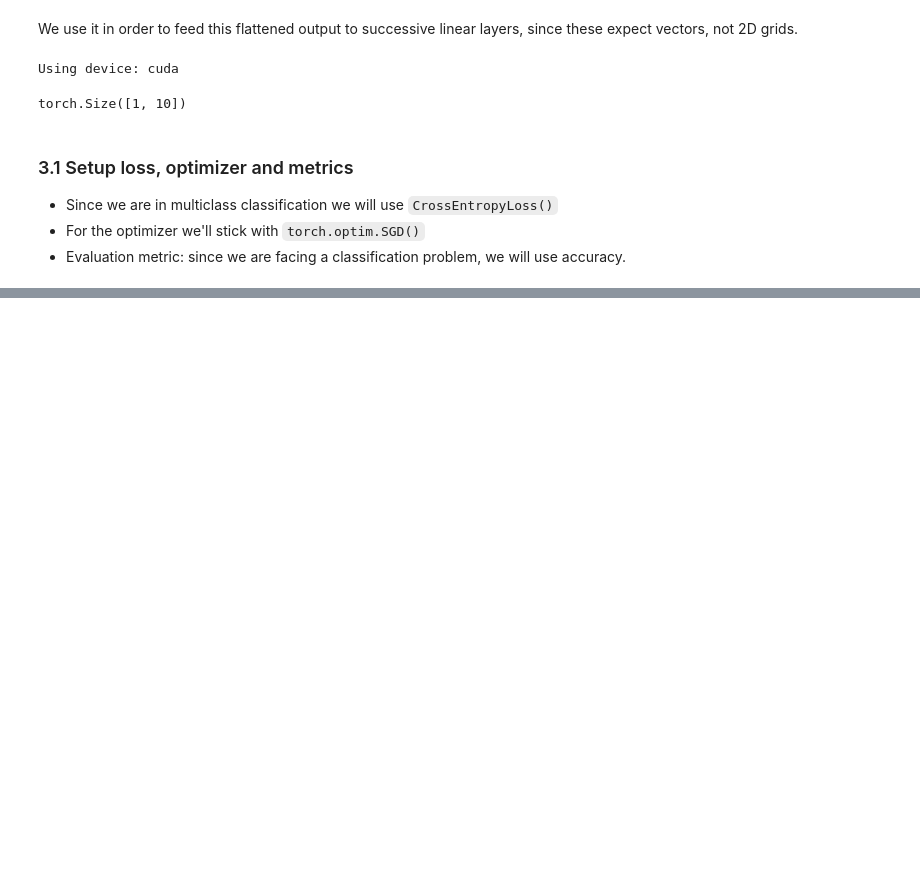
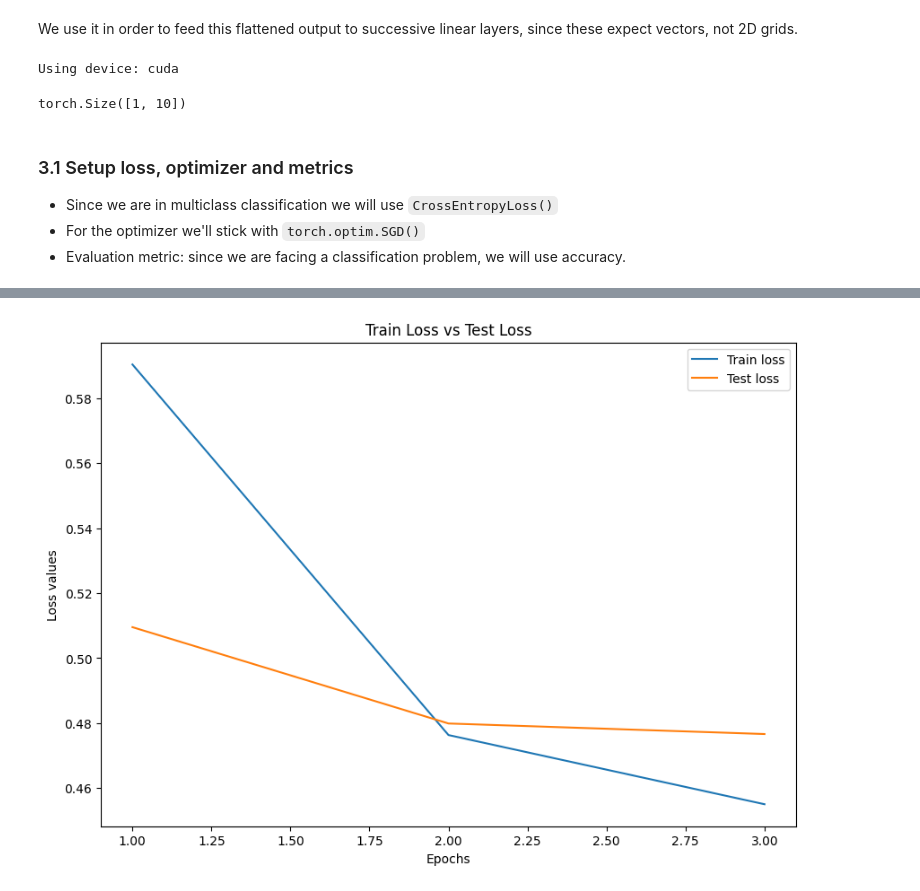
Before and after one commit to MatteoFalcioni/PyTorch_basics, a Jupyter notebook: vision.ipynb, the cells around one changed output, grey strips where cells are left out. Drawn from its saved outputs; the diff is of its cells as text; code cells hidden in the pictures; blank space fills up the shorter version.

```diff
--- a/vision.ipynb
+++ b/vision.ipynb
@@ -329,0 +436,13 @@ def train_model(model, X_train, X_test, y_train, y_test, epochs):
+# %%
+# Let's train!
+
+NUM_EPOCHS = 3
+
+start_time = timer()
+train_losses, test_losses, accuracies = train_model(model=model_0,
+                                                    train_dataloader=train_dataloader,
+                                                    test_dataloader=test_dataloader,
+                                                    num_epochs=NUM_EPOCHS,
+                                                    device=device)
+end_time = timer()
+print_train_time(start=start_time, end=end_time, device=device)
@@ -329,0 +467,22 @@ def train_model(model, X_train, X_test, y_train, y_test, epochs):
+# %%
+# print losses
+import matplotlib.pyplot as plt
+
+def print_losses(train_losses, test_losses, start_epoch=1):
+  """
+  Prints losses and accuracy
+  """
+
+  num_epochs = range(start_epoch, len(train_losses) + start_epoch)
+
+  plt.figure(figsize=(10,7))
+  plt.title("Train Loss vs Test Loss")
+  plt.plot(num_epochs, train_losses, label="Train loss")
+  plt.plot(num_epochs, test_losses, label="Test loss")
+  plt.xlabel("Epochs")
+  plt.ylabel("Loss values")
+  plt.legend()
+# %%
+print_losses(train_losses, test_losses)
+# %% [output]
+[figure, added]
```
Also changed, not shown: parts of 10 cells of this notebook.
